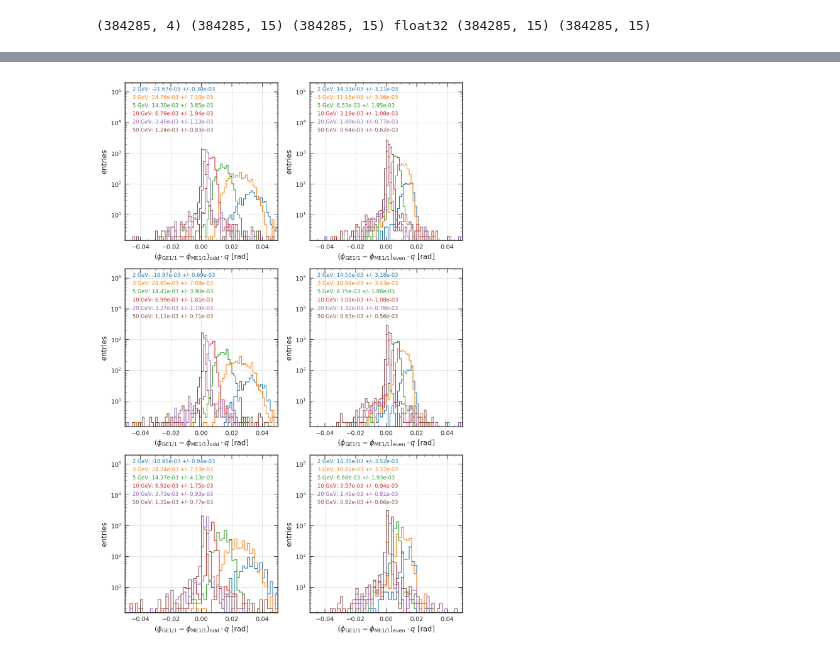
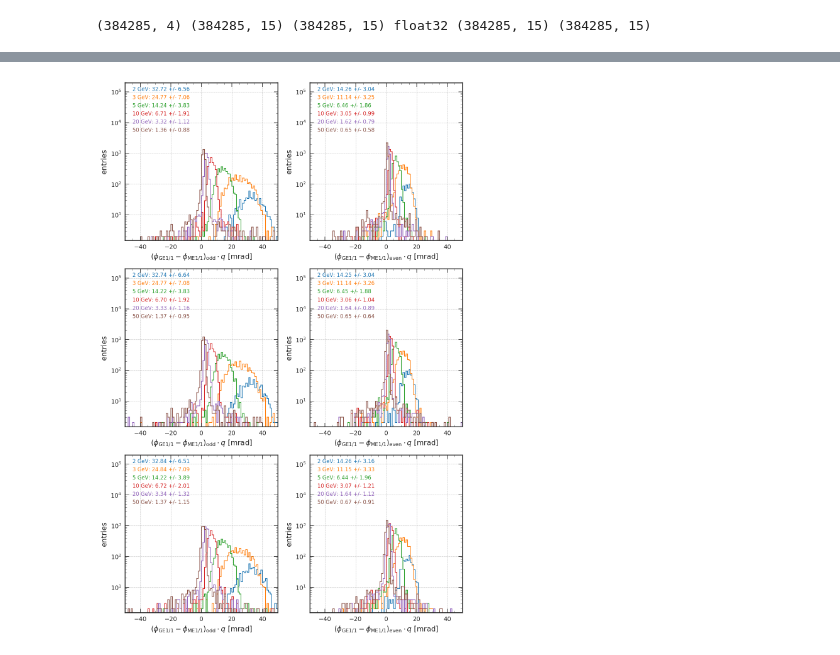
Before and after one commit to srosenzweig09/L1TMuonSimulationsMar2017, a Jupyter notebook: Analyzers/test4/x_phi_ge11.ipynb, the cells around one changed output, grey strips where cells are left out. Drawn from its saved outputs; the diff is of its cells as text; code cells hidden in the pictures.

```diff
--- a/Analyzers/test4/x_phi_ge11.ipynb
+++ b/Analyzers/test4/x_phi_ge11.ipynb
@@ -304,7 +303,7 @@ np.savez_compressed(outfile, out_part=out_part, out_dphis=out_dphis, out_dthetas
 # %%
 # Load
 
-outfile = 'x_phi_out.1.npz'
+outfile = 'x_phi_out.2.npz'
 with np.load(outfile) as loaded:
   out_part = loaded['out_part']
   out_dphis = loaded['out_dphis']
@@ -328,8 +327,8 @@ def gaus(x,a,mu,sig):
   return a*np.exp(-0.5*np.square((x-mu)/sig))
 
 def fit_gaus(hist, edges, mu=0., sig=1.):
-  hist = hist.astype('float64')
-  edges = edges.astype('float64')
+  hist = hist.astype(np.float64)
+  edges = edges.astype(np.float64)
   xdata = (edges[1:] + edges[:-1])/2
   ydata = hist
   popt, pcov = curve_fit(gaus, xdata, ydata, p0=[np.max(hist),mu,sig])
@@ -340,8 +339,15 @@ def fit_gaus(hist, edges, mu=0., sig=1.):
 # %%
 convert_to_rad = lambda x: x * np.deg2rad(1./60)
 
-part_pt = out_part[:, 0]
-part_q = np.sign(out_part[:, 0])
+convert_to_mrad = lambda x: x * np.deg2rad(1000./60)
+
+pt_slices = [2, 3, 5, 10, 20, 50]
+
+colors = ['C0', 'C1', 'C2', 'C3', 'C4', 'C5']
+
+part_invpt = out_part[:, 0]
+part_q = -1 + 2 * np.greater_equal(out_part[:, 0], 0)
+part_q = part_q.astype(np.float32)
 part_eta = out_part[:, 1]
 part_phi = out_part[:, 2]
 part_d0 = out_part[:, 3]
@@ -535,64 +553,68 @@ plt.show()
 # %%
-# Plot deflection angles for 1.55 < |eta| < 2.2
+# Plot GEM-CSC bend angles for 1.55 < |eta| < 2.2
 fig, axs = plt.subplots(3, 2, figsize=(8,12), tight_layout=True)
 
-pt_slices = [2, 3, 5, 10, 20, 50]
+xlabels = [
+  r'$(\phi_{\mathrm{GE1/1}} - \phi_{\mathrm{ME1/1}})_{\mathrm{odd}} \cdot q$ [mrad]',
+  r'$(\phi_{\mathrm{GE1/1}} - \phi_{\mathrm{ME1/1}})_{\mathrm{odd}} \cdot q$ [mrad]',
+  r'$(\phi_{\mathrm{GE1/1}} - \phi_{\mathrm{ME1/1}})_{\mathrm{odd}} \cdot q$ [mrad]',
+  r'$(\phi_{\mathrm{GE1/1}} - \phi_{\mathrm{ME1/1}})_{\mathrm{even}} \cdot q$ [mrad]',
+  r'$(\phi_{\mathrm{GE1/1}} - \phi_{\mathrm{ME1/1}})_{\mathrm{even}} \cdot q$ [mrad]',
+  r'$(\phi_{\mathrm{GE1/1}} - \phi_{\mathrm{ME1/1}})_{\mathrm{even}} \cdot q$ [mrad]',
+]
 
-colors = ['C0', 'C1', 'C2', 'C3', 'C4', 'C5']
-
-labels = [
-  r'$(\phi_{\mathrm{GE1/1}} - \phi_{\mathrm{ME1/1}})_{\mathrm{odd}} \cdot q$ [rad]',
-  r'$(\phi_{\mathrm{GE1/1}} - \phi_{\mathrm{ME1/1}})_{\mathrm{odd}} \cdot q$ [rad]',
-  r'$(\phi_{\mathrm{GE1/1}} - \phi_{\mathrm{ME1/1}})_{\mathrm{odd}} \cdot q$ [rad]',
-  r'$(\phi_{\mathrm{GE1/1}} - \phi_{\mathrm{ME1/1}})_{\mathrm{even}} \cdot q$ [rad]',
-  r'$(\phi_{\mathrm{GE1/1}} - \phi_{\mathrm{ME1/1}})_{\mathrm{even}} \cdot q$ [rad]',
-  r'$(\phi_{\mathrm{GE1/1}} - \phi_{\mathrm{ME1/1}})_{\mathrm{even}} \cdot q$ [rad]',
-]
+ylabel = r'entries'
 
 for i in xrange(6):
   for j in xrange(len(pt_slices)):
-    label = labels[i]
+    xlabel = xlabels[i]
     pt = pt_slices[j]
     color = colors[j]
 
-    invPt = 1.0/pt
-    sel = ((invPt - 0.01) <= np.abs(part_pt)) & \
-          (np.abs(part_pt) <= (invPt + 0.01)) & \
+    invpt = 1.0/pt
+    sel = ((invpt - 0.01) <= np.abs(part_invpt)) & \
+          (np.abs(part_invpt) <= (invpt + 0.01)) & \
           (1.55 < np.abs(part_eta)) & \
           (np.abs(part_eta) < 2.2)
 
     if i == 0:
-      dphi = convert_to_rad(out_dphis[:, 10][sel])
+      dphi = convert_to_mrad(out_dphis[:, 10][sel])
       dphi *= part_q[sel]
     elif i == 1:
-      dphi = convert_to_rad(out_dphis[:, 12][sel])
+      dphi = convert_to_mrad(out_dphis[:, 12][sel])
       dphi *= part_q[sel]
     elif i == 2:
-      dphi = convert_to_rad(out_dphis[:, 14][sel])
+      dphi = convert_to_mrad(out_dphis[:, 14][sel])
       dphi *= part_q[sel]
     elif i == 3:
-      dphi = convert_to_rad(out_dphis[:, 9][sel])
+      dphi = convert_to_mrad(out_dphis[:, 9][sel])
       dphi *= part_q[sel]
     elif i == 4:
-      dphi = convert_to_rad(out_dphis[:, 11][sel])
+      dphi = convert_to_mrad(out_dphis[:, 11][sel])
       dphi *= part_q[sel]
     elif i == 5:
-      dphi = convert_to_rad(out_dphis[:, 13][sel])
+      dphi = convert_to_mrad(out_dphis[:, 13][sel])
       dphi *= part_q[sel]
 
+    dphi = dphi[np.isfinite(dphi)]  # remove NaN
+
     ax = axs[i%3,i/3]
-    if not (i == 2 or i == 5):
-      hist, edges, _ = ax.hist(dphi, bins=160, range=(-0.1,0.1), histtype='step', color=color, linewidth=1.0)
+    if False:
+      pass
     else:
-      hist, edges, _ = ax.hist(dphi, bins=120, range=(-0.1,0.1), histtype='step', color=color, linewidth=1.0)
-    popt = fit_gaus(hist, edges, mu=0, sig=1e-2)
-    ax.text(0.05, 0.95-0.052*j, '{0:d} GeV: {1:.2f}e-03 +/- {2:.2f}e-03'.format(pt, popt[1]*1e3, popt[2]*1e3), color=color, fontsize=8, transform=ax.transAxes)
-    ax.set_xlabel(label)
-    ax.set_ylabel(r'entries')
+      # For making gaussian fits
+      hist, edges, _ = ax.hist(dphi, bins=600/3, range=(-300/3,300/3), histtype='step', color=color, alpha=0.0)
+      popt = fit_gaus(hist, edges, mu=np.mean(dphi), sig=np.std(dphi))
+      # Redo for display
+      hist, edges, _ = ax.hist(dphi, bins=600/3/2, range=(-300/3/2,300/3/2), histtype='step', color=color, linewidth=1.0)
+      ax.text(0.05, 0.95-0.052*j, '{0:d} GeV: {1:.2f} +/- {2:.2f}'.format(pt, popt[1], popt[2]), color=color,
+              fontsize=8, transform=ax.transAxes)
+    ax.set_xlabel(xlabel)
+    ax.set_ylabel(ylabel)
     ax.set_yscale('log')
-    ax.set_xlim(-0.1/2, 0.1/2)
+    ax.set_xlim(-300/3/2, 300/3/2)
     ax.set_ylim(1.5, 2e5)
 
 plt.show()
 # %% [output]
-[figure, old version]
+[figure, new version]
```
Also changed, not shown: parts of 6 cells of this notebook, 2 other files.
